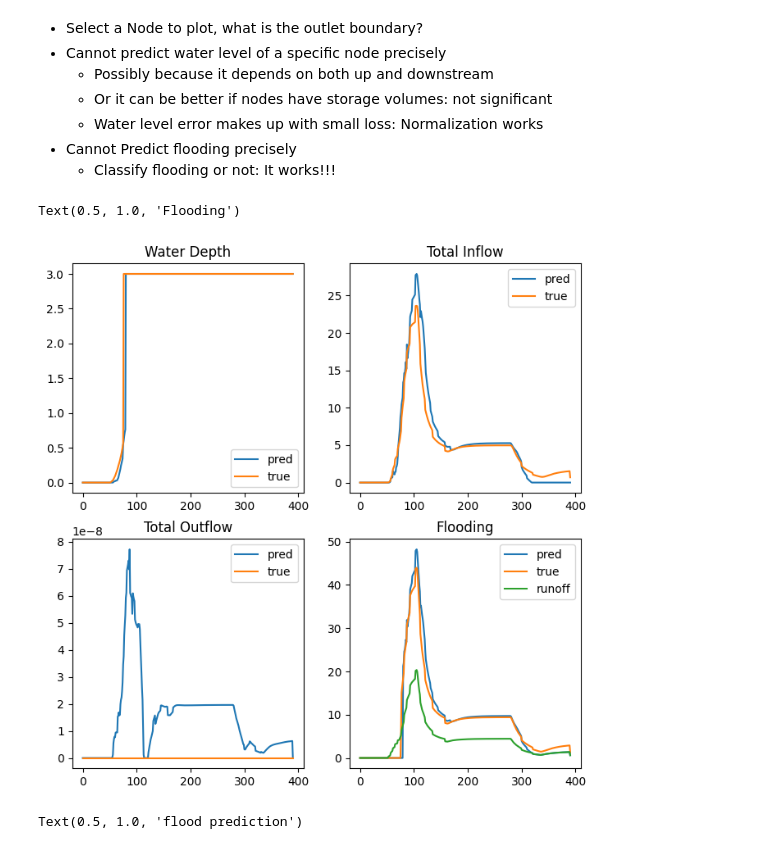
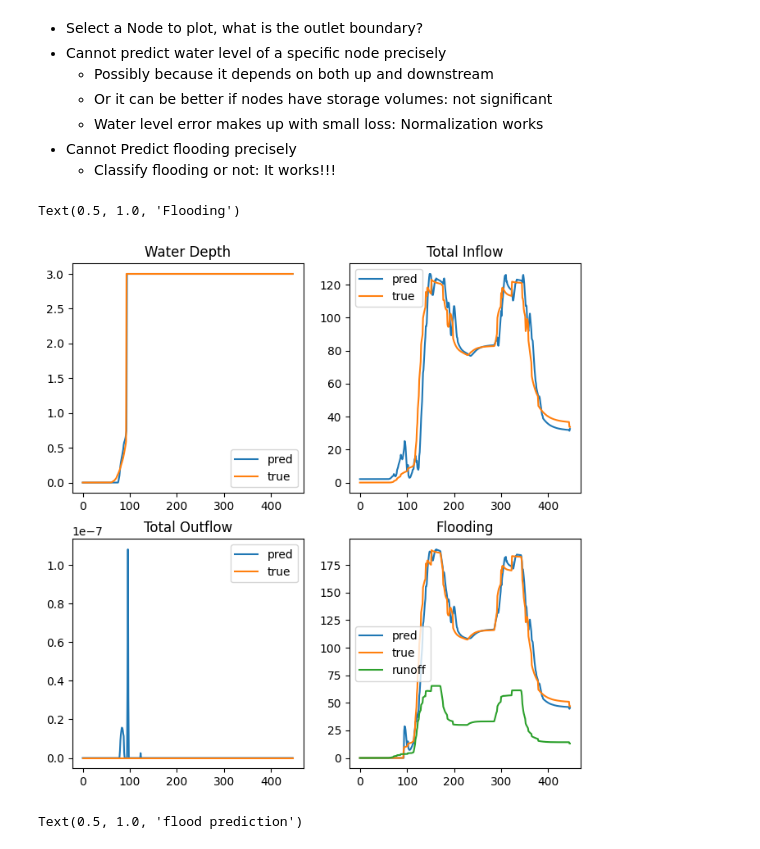
Before and after one commit to Zhiyu014/GNN-UDS, a Jupyter notebook: surrogate/test.ipynb, the cells around one changed output. Drawn from its saved outputs; the diff is of its cells as text; code cells hidden in the pictures.

```diff
--- a/surrogate/test.ipynb
+++ b/surrogate/test.ipynb
@@ -67,34 +69,34 @@ from swmm_api import read_inp_file
 inp = read_inp_file('./envs/network/shunqing/shunqing.inp')
 nodes = [k for k in inp.JUNCTIONS]
 # %%
-idx = nodes.index('jd60')
-seq = -1
+idx = nodes.index('jd35')
+seq = 0
 
 fig,((ax1,ax2),(ax3,ax4)) = plt.subplots(2,2,figsize=(8,8))
 
 ax1.plot(pred[:,seq,idx,0],label='pred')
 ax1.plot(true[:,seq,idx,0],label='true')
 ax1.legend()
 ax1.set_title('Water Depth')
 
 ax2.plot(pred[:,seq,idx,1],label='pred')
 ax2.plot(true[:,seq,idx,1],label='true')
 ax2.legend()
 ax2.set_title('Total Inflow')
 
 ax3.plot(pred[:,seq,idx,2],label='pred')
 ax3.plot(true[:,seq,idx,2],label='true')
 ax3.legend()
 ax3.set_title('Total Outflow')
 
 ax4.plot(pred[:,seq,idx,-1],label='pred')
 ax4.plot(true[:,seq,idx,-1],label='true')
 ax4.plot(r[:,seq,idx,0],label='runoff')
 ax4.legend()
 ax4.set_title('Flooding')
 # %% [output]
 Text(0.5, 1.0, 'Flooding')
-[figure, old version]
+[figure, new version]
 # %%
 seq = 0
 
```
Also changed, not shown: parts of 27 cells of this notebook, 46 other files.
